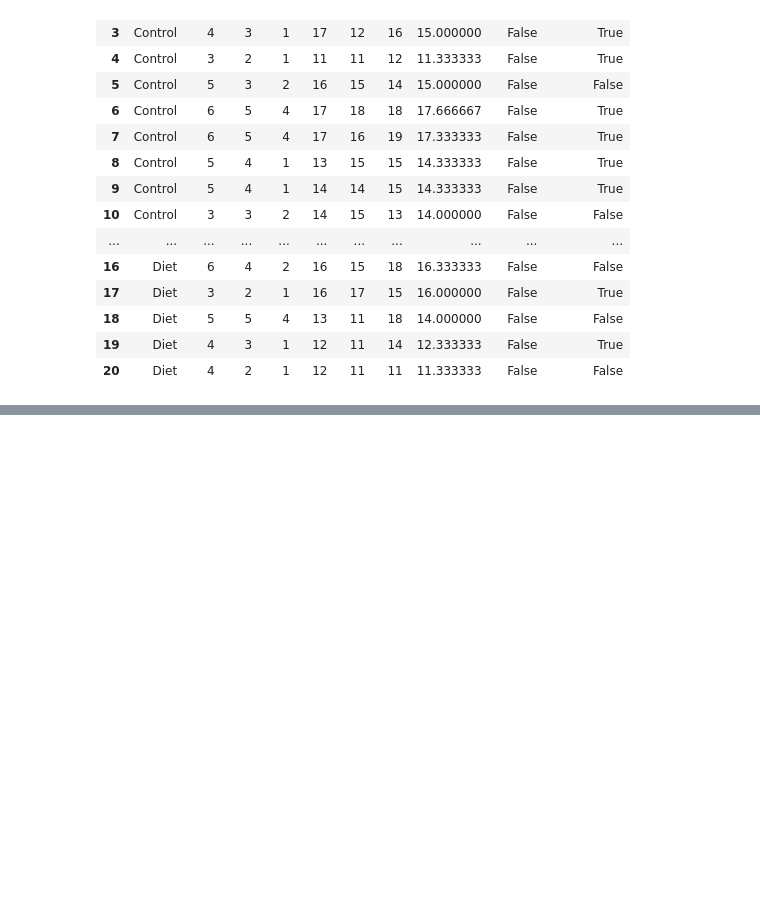
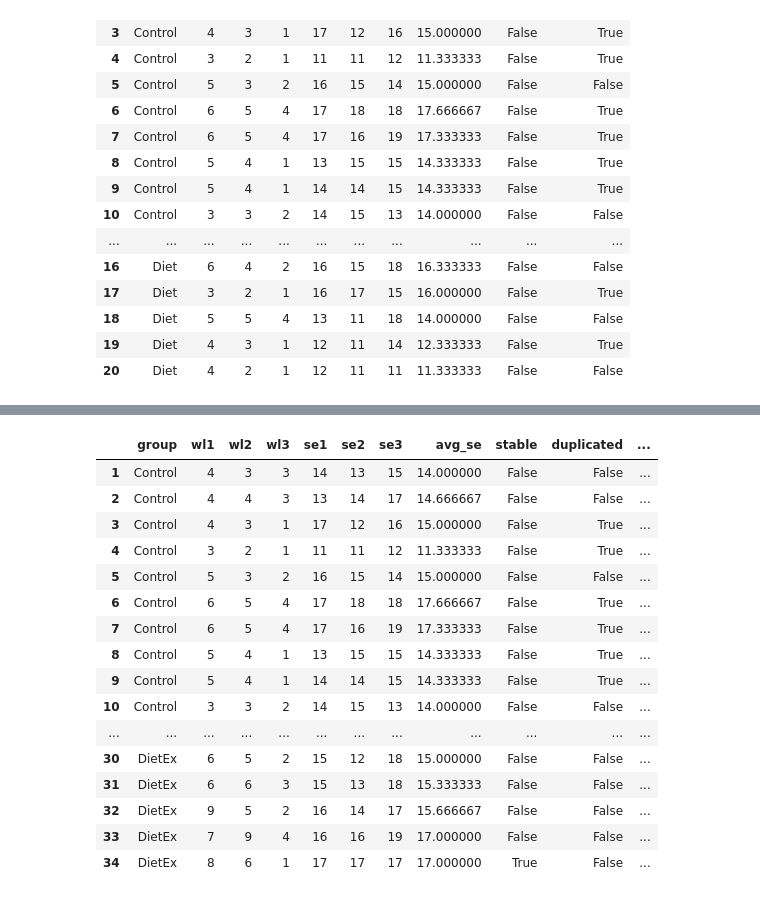
Before and after one commit to Yolonek/BigDataAlgorithms, a Jupyter notebook: List0/List0_Solved.ipynb, the cells around one changed output, grey strips where cells are left out. Saved outputs shown, nothing was run; the diff lists cells and outputs as text; code cells hidden in the pictures; blank space fills up the shorter version.

```diff
--- a/List0/List0_Solved.ipynb
+++ b/List0/List0_Solved.ipynb
@@ -465,0 +503,29 @@ df['duplicated'] is T
+# %%
+lower_bound, higher_bound = 13, 14.5
+conditions = [
+    df.avg_se < lower_bound,
+    (higher_bound > df.avg_se) & (df.avg_se > lower_bound),
+    df.avg_se > higher_bound
+]
+choices = ['low', 'mid', 'high']
+# %%
+df['se_category'] = np.select(conditions, choices)
+df
+# %% [output]
+|  | group | wl1 | wl2 | wl3 | se1 | se2 | se3 | avg_se | stable | duplicated | ... |
+| 1 | Control | 4 | 3 | 3 | 14 | 13 | 15 | 14.000000 | False | False | ... |
+| 2 | Control | 4 | 4 | 3 | 13 | 14 | 17 | 14.666667 | False | False | ... |
+| 3 | Control | 4 | 3 | 1 | 17 | 12 | 16 | 15.000000 | False | True | ... |
+| 4 | Control | 3 | 2 | 1 | 11 | 11 | 12 | 11.333333 | False | True | ... |
+| 5 | Control | 5 | 3 | 2 | 16 | 15 | 14 | 15.000000 | False | False | ... |
+| 6 | Control | 6 | 5 | 4 | 17 | 18 | 18 | 17.666667 | False | True | ... |
+| 7 | Control | 6 | 5 | 4 | 17 | 16 | 19 | 17.333333 | False | True | ... |
+| 8 | Control | 5 | 4 | 1 | 13 | 15 | 15 | 14.333333 | False | True | ... |
+| 9 | Control | 5 | 4 | 1 | 14 | 14 | 15 | 14.333333 | False | True | ... |
+| 10 | Control | 3 | 3 | 2 | 14 | 15 | 13 | 14.000000 | False | False | ... |
+| ... | ... | ... | ... | ... | ... | ... | ... | ... | ... | ... | ... |
+| 30 | DietEx | 6 | 5 | 2 | 15 | 12 | 18 | 15.000000 | False | False | ... |
+| 31 | DietEx | 6 | 6 | 3 | 15 | 13 | 18 | 15.333333 | False | False | ... |
+| 32 | DietEx | 9 | 5 | 2 | 16 | 14 | 17 | 15.666667 | False | False | ... |
+| 33 | DietEx | 7 | 9 | 4 | 16 | 16 | 19 | 17.000000 | False | False | ... |
+| 34 | DietEx | 8 | 6 | 1 | 17 | 17 | 17 | 17.000000 | True | False | ... |
```
Also changed, not shown: parts of 6 cells of this notebook, 1 other file.
